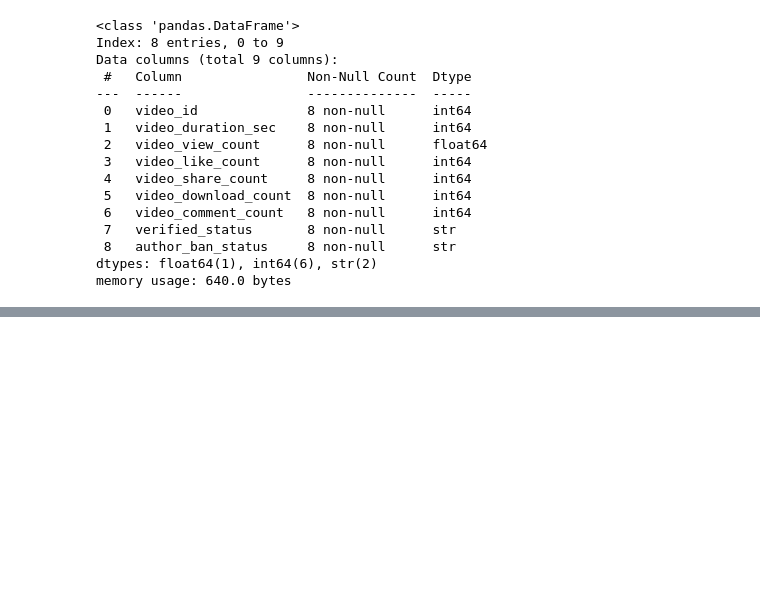
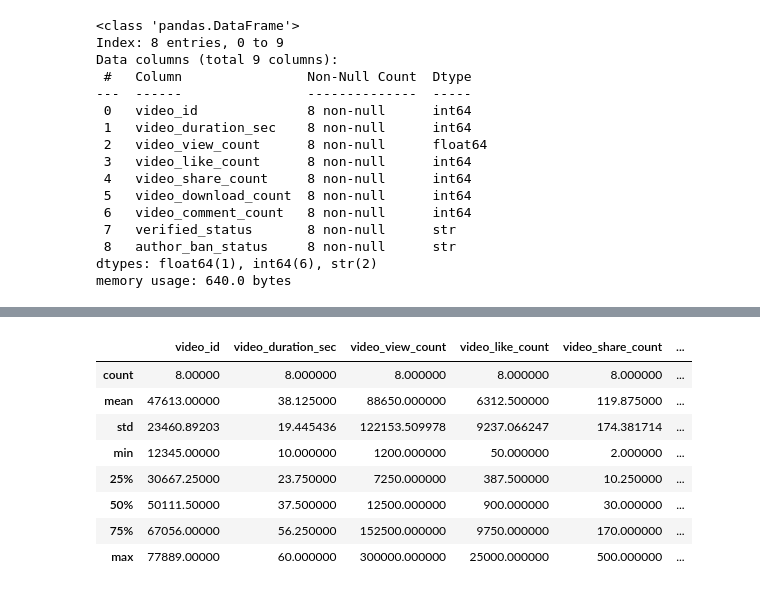
Before and after one commit to hellocypriotnomadassistant-oss/Data-Science, a Jupyter notebook: TikTok_Data_Preparation_Project/TikTok_Data_Prep.ipynb, the cells around one changed output, grey strips where cells are left out. Saved outputs shown, nothing was run; the diff lists cells and outputs as text; code cells hidden in the pictures; blank space fills up the shorter version.

Commit message:
Add executive summary and final updates

```diff
--- a/TikTok_Data_Preparation_Project/TikTok_Data_Prep.ipynb
+++ b/TikTok_Data_Preparation_Project/TikTok_Data_Prep.ipynb
@@ -144,0 +165,7 @@ memory usage: 640.0 bytes
+# %%
+# Drop rows with any missing values
+df_clean = df.dropna(axis=0)
+
+# Verify that missing values are gone
+print("New shape:", df_clean.shape)
+print(df_clean.isna().sum())
@@ -144,0 +184,9 @@ memory usage: 640.0 bytes
+# %%
+# Create a 'likes_per_view' ratio
+df_clean['likes_per_view'] = df_clean['video_like_count'] / df_clean['video_view_count']
+
+# Create a 'comments_per_view' ratio
+df_clean['comments_per_view'] = df_clean['video_comment_count'] / df_clean['video_view_count']
+
+# Check the new columns
+df_clean.head()
@@ -144,0 +200,13 @@ memory usage: 640.0 bytes
+# %%
+# Display summary statistics for numerical columns
+df_clean.describe()
+# %% [output]
+|  | video_id | video_duration_sec | video_view_count | video_like_count | video_share_count | ... |
+| count | 8.00000 | 8.000000 | 8.000000 | 8.000000 | 8.000000 | ... |
+| mean | 47613.00000 | 38.125000 | 88650.000000 | 6312.500000 | 119.875000 | ... |
+| std | 23460.89203 | 19.445436 | 122153.509978 | 9237.066247 | 174.381714 | ... |
+| min | 12345.00000 | 10.000000 | 1200.000000 | 50.000000 | 2.000000 | ... |
+| 25% | 30667.25000 | 23.750000 | 7250.000000 | 387.500000 | 10.250000 | ... |
+| 50% | 50111.50000 | 37.500000 | 12500.000000 | 900.000000 | 30.000000 | ... |
+| 75% | 67056.00000 | 56.250000 | 152500.000000 | 9750.000000 | 170.000000 | ... |
+| max | 77889.00000 | 60.000000 | 300000.000000 | 25000.000000 | 500.000000 | ... |
```
Also changed, not shown: parts of 3 cells of this notebook, 2 other files.
